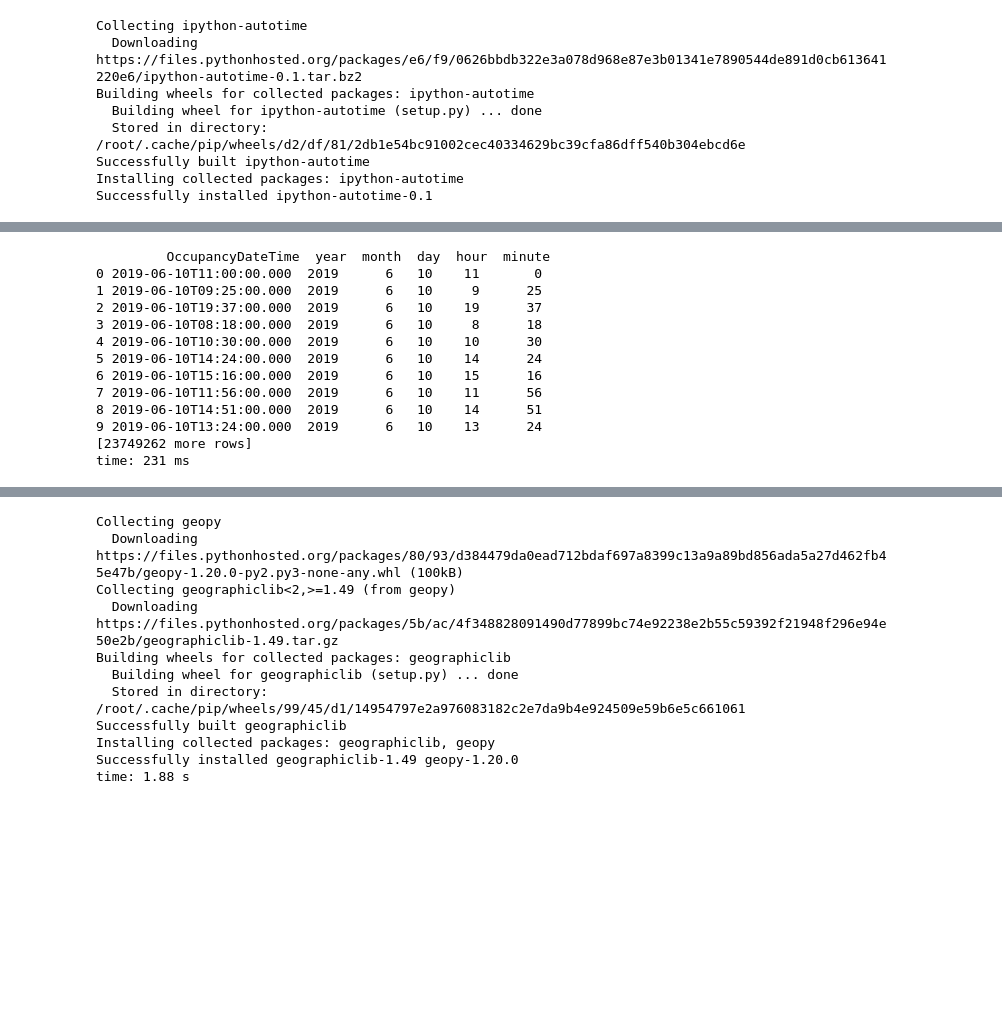
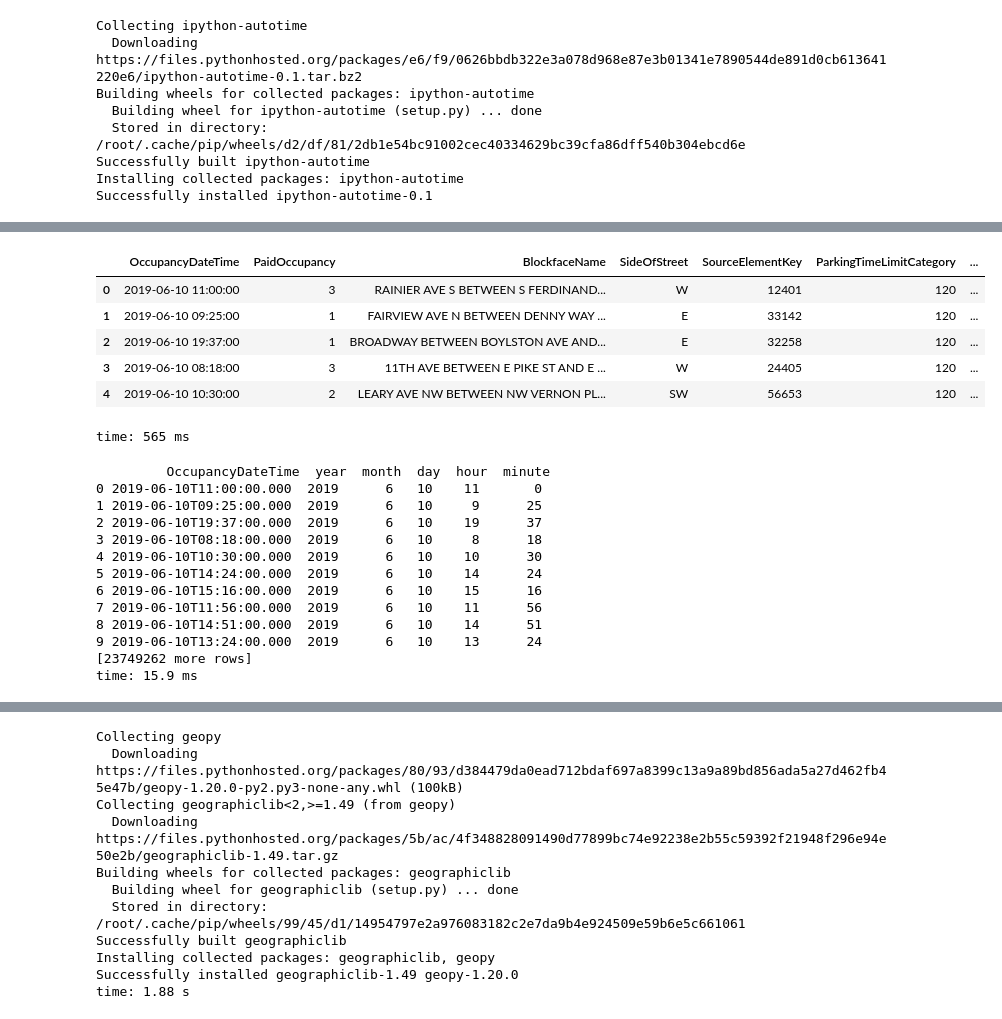
Before and after one commit to drabastomek/rapids-notebooks, a Jupyter notebook: codes/rapids_seattleParking.ipynb, the cells around one changed output, grey strips where cells are left out. Drawn from its saved outputs; the diff is of its cells as text; code cells hidden in the pictures; blank space fills up the shorter version.

```diff
--- a/codes/rapids_seattleParking.ipynb
+++ b/codes/rapids_seattleParking.ipynb
@@ -57,8 +51,18 @@ time: 1.68 ms
+# %%
+df.head().to_pandas()
+# %% [output]
+|  | OccupancyDateTime | PaidOccupancy | BlockfaceName | SideOfStreet | SourceElementKey | ParkingTimeLimitCategory | ... |
+| 0 | 2019-06-10 11:00:00 | 3 | RAINIER AVE S BETWEEN S FERDINAND... | W | 12401 | 120 | ... |
+| 1 | 2019-06-10 09:25:00 | 1 | FAIRVIEW AVE N BETWEEN DENNY WAY ... | E | 33142 | 120 | ... |
+| 2 | 2019-06-10 19:37:00 | 1 | BROADWAY BETWEEN BOYLSTON AVE AND... | E | 32258 | 120 | ... |
+| 3 | 2019-06-10 08:18:00 | 3 | 11TH AVE BETWEEN E PIKE ST AND E ... | W | 24405 | 120 | ... |
+| 4 | 2019-06-10 10:30:00 | 2 | LEARY AVE NW BETWEEN NW VERNON PL... | SW | 56653 | 120 | ... |
+time: 565 ms
 # %%
 df['year'] = df['OccupancyDateTime']._column.year
 df['month'] = df['OccupancyDateTime']._column.month
 df['day'] = df['OccupancyDateTime']._column.day
-df['day'] = df['day'].astype('int64')
+# df['day'] = df['day'].astype('int64')
 
 df['hour'] = df['OccupancyDateTime']._column.hour
 df['minute'] = df['OccupancyDateTime']._column.minute
@@ -77,4 +81,4 @@ print(df[['OccupancyDateTime','year','month','day','hour', 'minute']])
 8 2019-06-10T14:51:00.000  2019      6   10    14      51
 9 2019-06-10T13:24:00.000  2019      6   10    13      24
 [23749262 more rows]
-time: 231 ms
+time: 15.9 ms
```
Also changed, not shown: parts of 13 cells of this notebook.
